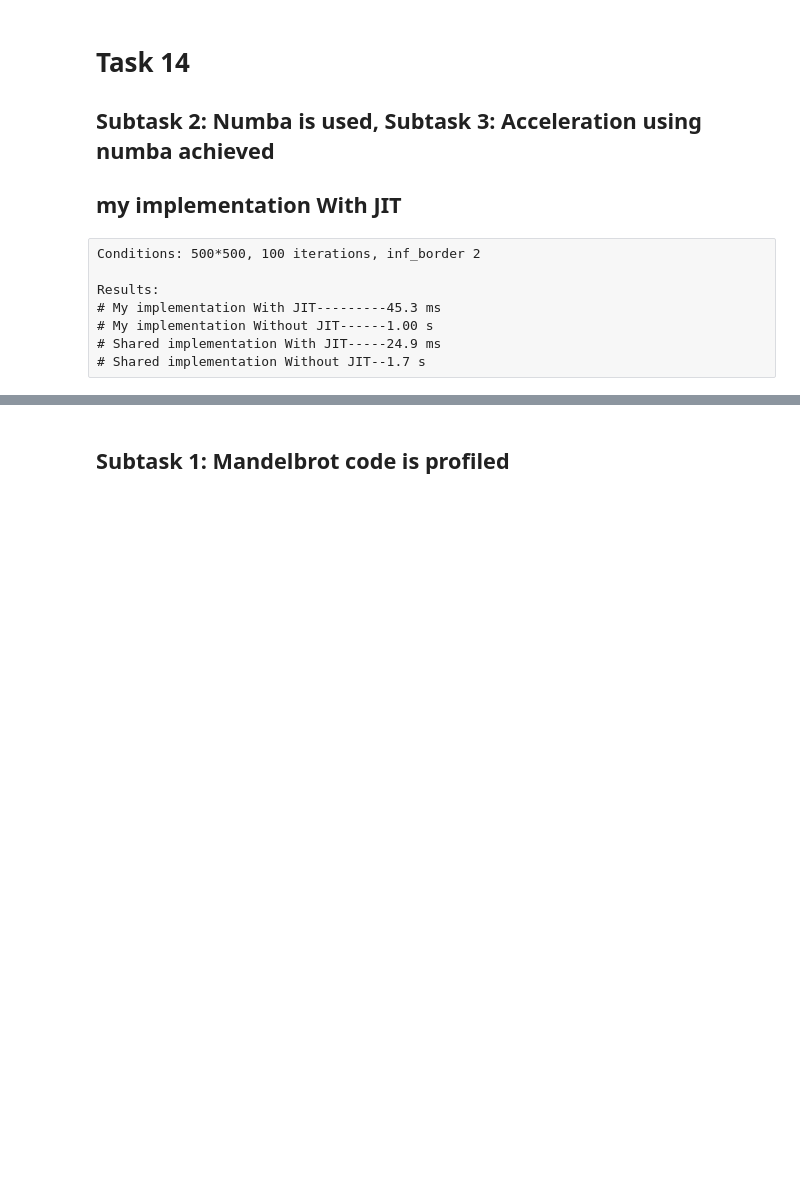
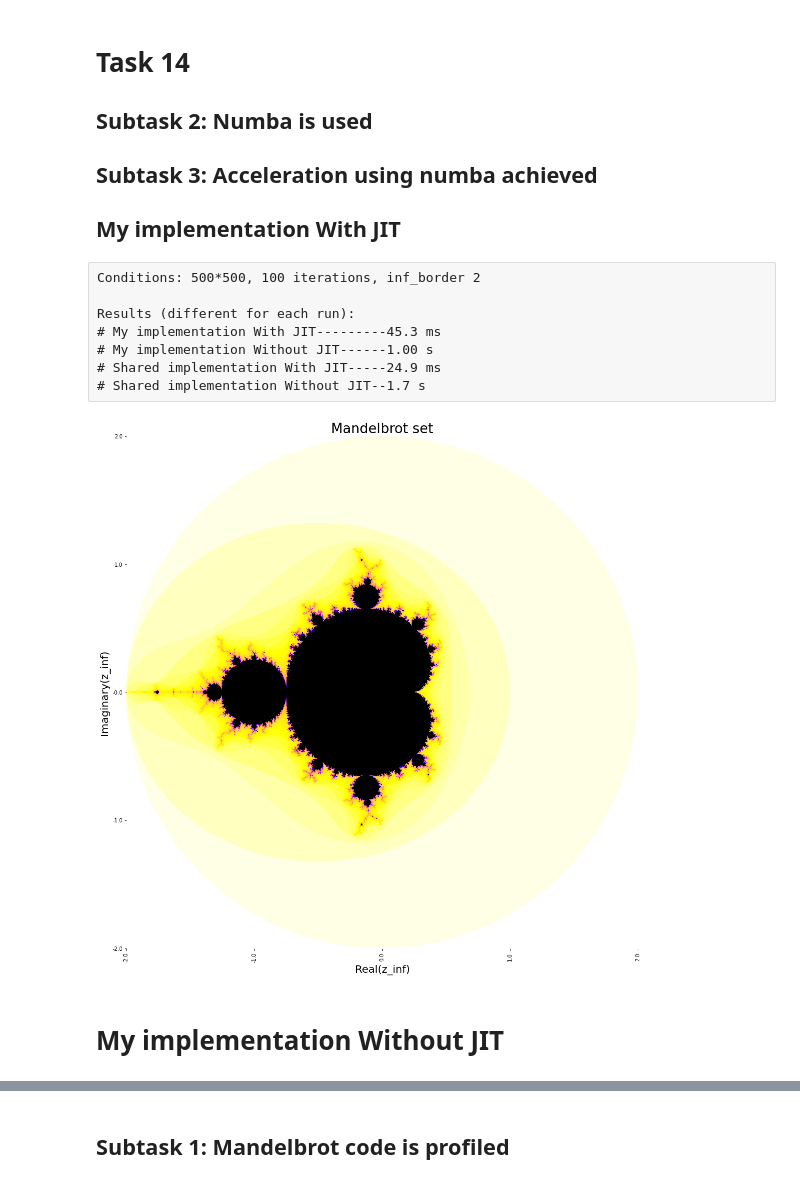
Before and after one commit to Skrikunov/HPPL_2020, a Jupyter notebook: Task 14: Mandelbrot Set using JIT/Mandelbrot Set using JIT.ipynb, the cells around one changed output, grey strips where cells are left out. Saved outputs shown, nothing was run; the diff lists cells and outputs as text; code cells hidden in the pictures; blank space fills up the shorter version.

```diff
--- a/Task 14: Mandelbrot Set using JIT/Mandelbrot Set using JIT.ipynb
+++ b/Task 14: Mandelbrot Set using JIT/Mandelbrot Set using JIT.ipynb
@@ -1,13 +8,65 @@
 # %% [markdown]
 # Task 14
-## Subtask 2: Numba is used, Subtask 3: Acceleration using numba achieved
-## my implementation With JIT
+## Subtask 2: Numba is used
+## Subtask 3: Acceleration using numba achieved
+## My implementation With JIT
 # %% [raw]
 Conditions: 500*500, 100 iterations, inf_border 2
 
-Results:
+Results (different for each run):
 # My implementation With JIT---------45.3 ms
 # My implementation Without JIT------1.00 s
 # Shared implementation With JIT-----24.9 ms
 # Shared implementation Without JIT--1.7 s
+# %%
+@njit(fastmath=True)
+def count(size, pixels, max_iterations, infinity_border):
+
+    minRe, maxRe, minIm, maxIm = -size, size, -size, size
+    pointsRe, pointsIm = pixels, pixels
+    max_iterations = max_iterations
+    infinity_border = infinity_border
+
+    image = np.zeros((pointsRe, pointsIm)) # image with black colors
+
+    # for each complex value (pixel on Re, Im complex plane)
+    for ip, Re in enumerate(np.linspace(minRe, maxRe, pointsRe)): # this axis goes down
+        for iq, Im in enumerate(np.linspace(minIm, maxIm, pointsIm)): # this axis goes right
+            z0 = 0
+            c = complex(Re, Im) # consider current z0
+
+            # do iterations (default color - black = 0)
+            # image[ip, iq] = 0 (black)
+            for k in range(max_iterations):
+                # calculate current z0
+                z0 = z0 ** 2 + c
+
+                # if z0 highet than infinity_border
+                if abs(z0) >= infinity_border:
+                    # set colour of pixel:
+                    # less k => fast growth, higher k => slow growth
+                    # => k = 0 - white, k = max_iterations - black
+                    image[ip, iq] =  max_iterations - k
+                    break
+    return image
+
+def juliaSetRainbow(size = 1.6, pixels = 100, max_iterations = 100, infinity_border = 300):
+
+    image = np.rot90(count(size, pixels, max_iterations, infinity_border))
+    fig = plt.figure(figsize=(18, 18))
+    sns.heatmap(image, vmin=0, vmax=max_iterations, center= max_iterations/2, cmap= 'gnuplot2', cbar=False, square=True,
+                # cbar_kws= {'orientation': 'vertical'}
+               )
+    plt.title('Mandelbrot set', fontsize=26)
+    plt.ylabel('Imaginary(z_inf)', fontsize=20)
+    plt.xlabel('Real(z_inf)', fontsize=20)
+    plt.xticks(np.linspace(0, pixels-1, 5), np.round(np.linspace(-size, size, 5),2))
+    plt.yticks(np.linspace(0, pixels-1, 5), -np.round(np.linspace(-size, size, 5),2))
+    return image
+
+image = juliaSetRainbow(size = 2, pixels = 1000, max_iterations = 100, infinity_border = 2)
+# %% [output]
+[figure, added]
+# %% [markdown]
+# My implementation Without JIT
 # %%
```
Also changed, not shown: parts of 17 cells of this notebook.
